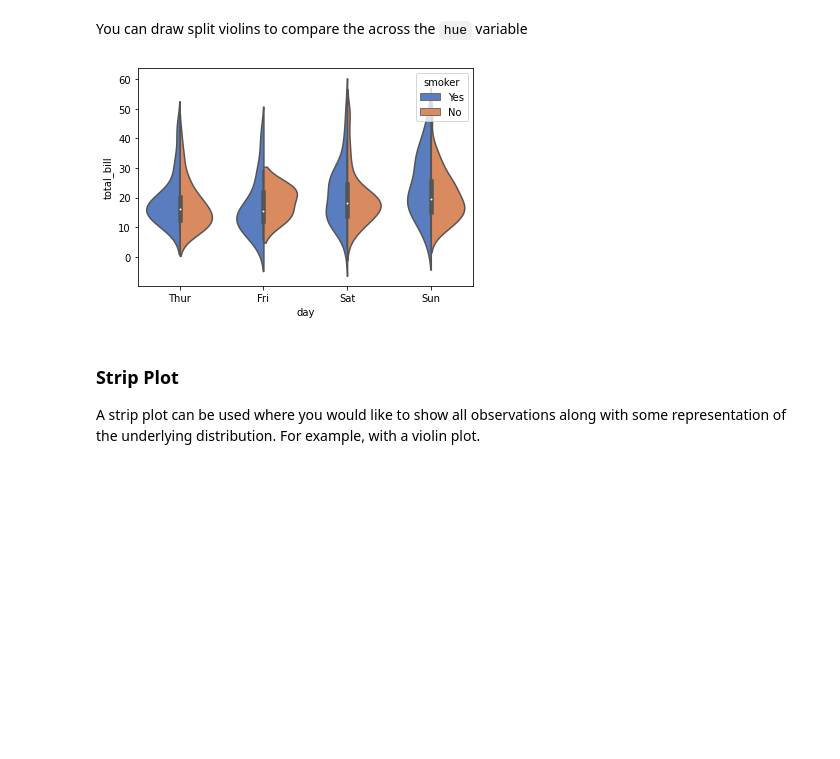
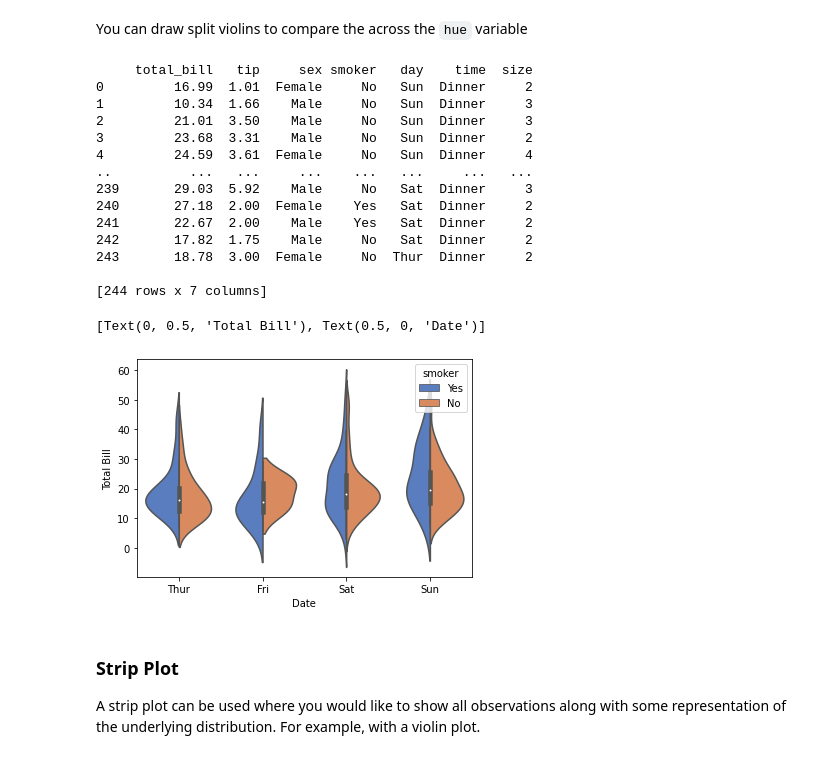
Before and after one commit to shaneahmed/StatswithPython, a Jupyter notebook: 03-DataVisualisation.ipynb, the cells around one changed output. Drawn from its saved outputs; the diff is of its cells as text; code cells hidden in the pictures; blank space fills up the shorter version.

```diff
--- a/03-DataVisualisation.ipynb
+++ b/03-DataVisualisation.ipynb
@@ -131,10 +138,27 @@ ax = sns.violinplot(x="species", y="sepal_length", data=iris)
 You can draw split violins to compare the across the `hue` variable
 # %%
 tips = sns.load_dataset("tips")
+print(tips)
 ax = sns.violinplot(x="day", y="total_bill", hue="smoker",
                     data=tips, palette="muted", split=True)
+_ = ax.set(ylabel='Total Bill', xlabel='Date')
 # %% [output]
+     total_bill   tip     sex smoker   day    time  size
+0         16.99  1.01  Female     No   Sun  Dinner     2
+1         10.34  1.66    Male     No   Sun  Dinner     3
+2         21.01  3.50    Male     No   Sun  Dinner     3
+3         23.68  3.31    Male     No   Sun  Dinner     2
+4         24.59  3.61  Female     No   Sun  Dinner     4
+..          ...   ...     ...    ...   ...     ...   ...
+239       29.03  5.92    Male     No   Sat  Dinner     3
+240       27.18  2.00  Female    Yes   Sat  Dinner     2
+241       22.67  2.00    Male    Yes   Sat  Dinner     2
+242       17.82  1.75    Male     No   Sat  Dinner     2
+243       18.78  3.00  Female     No  Thur  Dinner     2
+
+[244 rows x 7 columns]
+[Text(0, 0.5, 'Total Bill'), Text(0.5, 0, 'Date')]
-[figure, old version]
+[figure, new version]
 # %% [markdown]
 ### Strip Plot
 A strip plot can be used where you would like to show all observations along with some representation of the underlying distribution. For example, with a violin plot.
```
Also changed, not shown: parts of 20 cells of this notebook.
